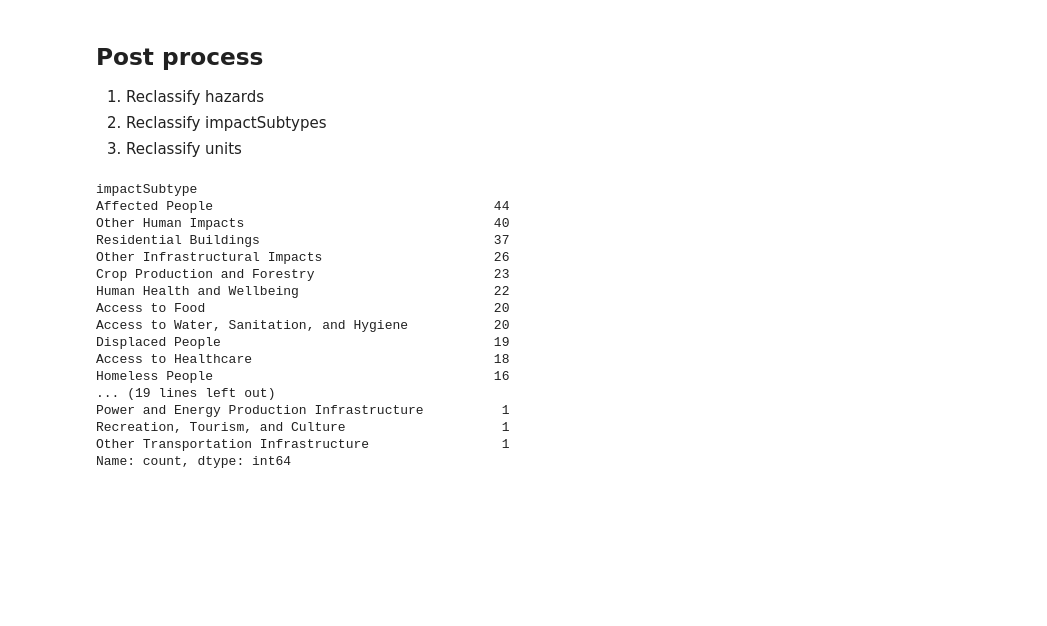
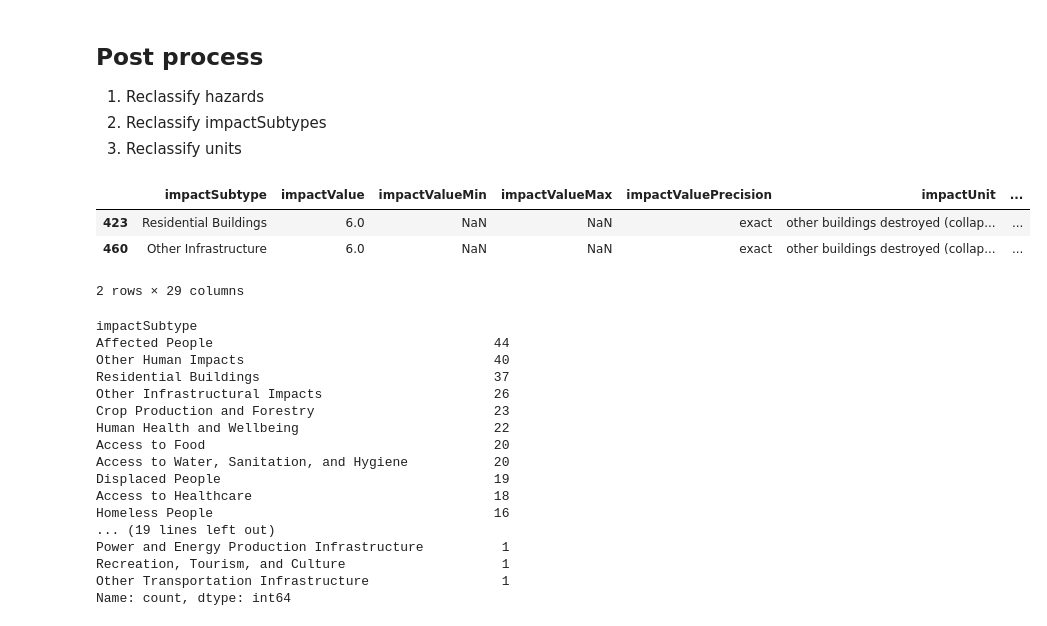
Before and after one commit to luseverin/ROUGE_database, a Jupyter notebook: notebooks/data_post_process.ipynb, the cells around one changed output. Drawn from its saved outputs; the diff is of its cells as text; code cells hidden in the pictures; blank space fills up the shorter version.

```diff
--- a/notebooks/data_post_process.ipynb
+++ b/notebooks/data_post_process.ipynb
@@ -34,7 +34,7 @@ from src.sanity_checks import *
 # %%
 #load data (model)
 
-res_savename = "labelled_reports_DREF_target_meta-llama_llama-4-scout-17b-16e-instruct_v211025"
+res_savename = "labelled_reports_fixed_impact_desc3_meta-llama_llama-4-scout-17b-16e-instruct_v271025"
 #"labelled_reports_turnoff_subtype_val_llama-3.3-70b-versatile_v141025.csv"
 #"labelled_reports_meta-llama_llama-4-scout-17b-16e-instruct_v230925.csv"#"labelled_reports_meta-llama_llama-4-scout-17b-16e-instruct_v230925.csv"
 response_df = pd.read_csv(DATA_OUT_LLMS /(res_savename + ".csv"))
@@ -93,6 +72,16 @@ from spacy.util import compile_prefix_regex, compile_suffix_regex, compile_infix
 1. Reclassify hazards
 2. Reclassify impactSubtypes
 3. Reclassify units
+# %%
+response_df.loc[pd.isnull(response_df["impactUnit"]),"impactUnit"] = "null"
+# %%
+import regex as re
+response_df[response_df.apply(lambda x: "destroyed" in x["impactUnit"],axis=1)]
+# %% [output]
+|  | impactSubtype | impactValue | impactValueMin | impactValueMax | impactValuePrecision | impactUnit | ... |
+| 423 | Residential Buildings | 6.0 | NaN | NaN | exact | other buildings destroyed (collap... | ... |
+| 460 | Other Infrastructure | 6.0 | NaN | NaN | exact | other buildings destroyed (collap... | ... |
+2 rows × 29 columns
 # %%
 #reclassify impacType
 #response_df_proc["impactSubtype_orig"] = response_df_proc["impactSubtype"]
```
Also changed, not shown: parts of 15 cells of this notebook.
